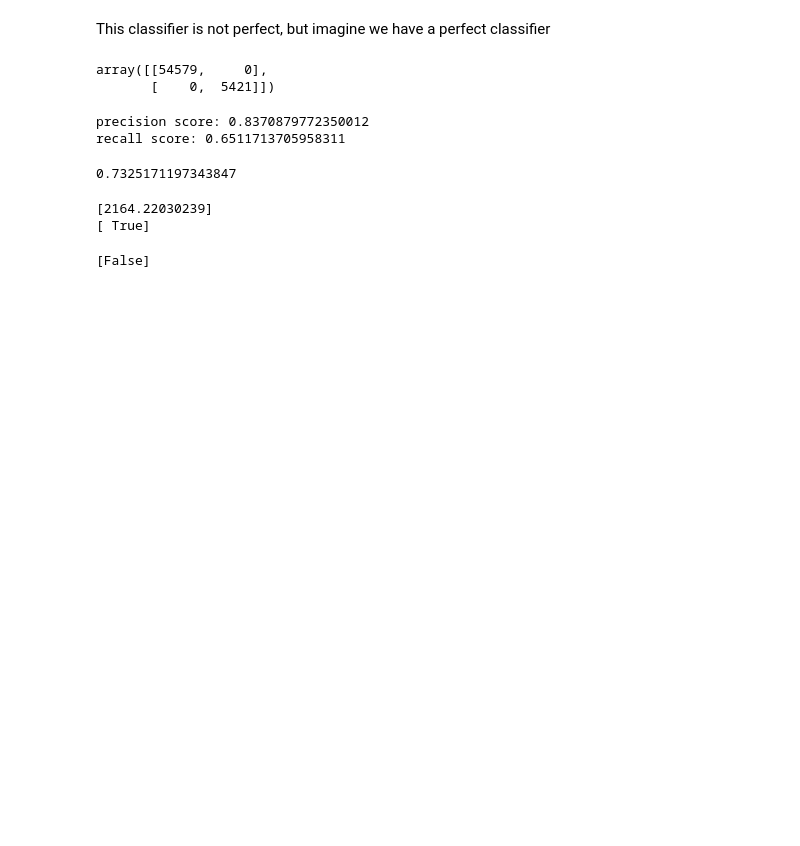
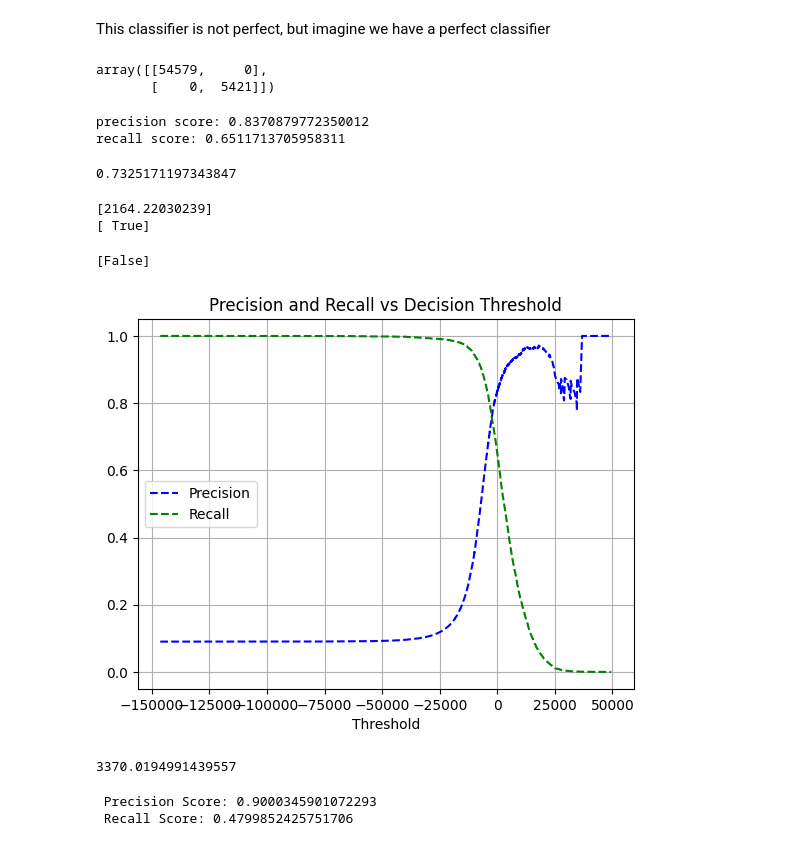
Before and after one commit to jakelis/classification, a Jupyter notebook: main.ipynb, the cells around one changed output. Saved outputs shown, nothing was run; the diff lists cells and outputs as text; code cells hidden in the pictures; blank space fills up the shorter version.

Commit message:
added pre_rec_thres graph

```diff
--- a/main.ipynb
+++ b/main.ipynb
@@ -161,3 +161,40 @@ y_some_digit_pred = (y_scores > threshold)
 print(y_some_digit_pred)
 # %% [output]
 [False]
+# %%
+# deciding which  threshold to use
+
+# get the scores of all instances in the training set
+y_scores = cross_val_predict(sgd_clf, X_train, y_train_5, cv=3, method="decision_function")
+# %%
+# with the scores, we compute precision and recall for all possible thresholds
+from sklearn.metrics import precision_recall_curve
+
+precisions, recalls, thresholds = precision_recall_curve(y_train_5, y_scores)
+# %%
+# plot the precision and recall as functions of the threshold value
+def plot_precision_recall_vs_threshold(precisions, recalls, thresholds):
+  plt.plot(thresholds, precisions[:-1], "b--", label="Precision")
+  plt.plot(thresholds, recalls[:-1], "g--", label="Recall")
+  plt.xlabel("Threshold")
+  plt.legend(loc="center left")
+  plt.grid(True)
+  plt.title("Precision and Recall vs Decision Threshold")
+
+plot_precision_recall_vs_threshold(precisions, recalls, thresholds)
+plt.show()
+# %% [output]
+[figure, added]
+# %%
+# search for the lowest threshold that gives at least 90% precision
+threshold_90_precision = thresholds[np.argmax(precisions >= 0.90)]
+print(threshold_90_precision)
+# %% [output]
+3370.0194991439557
+# %%
+y_train_pred_90 = (y_scores >= threshold_90_precision)
+print(f" Precision Score: {precision_score(y_train_5,y_train_pred_90)}")
+print(f" Recall Score: {recall_score(y_train_5,y_train_pred_90)}")
+# %% [output]
+ Precision Score: 0.9000345901072293
+ Recall Score: 0.4799852425751706
```
